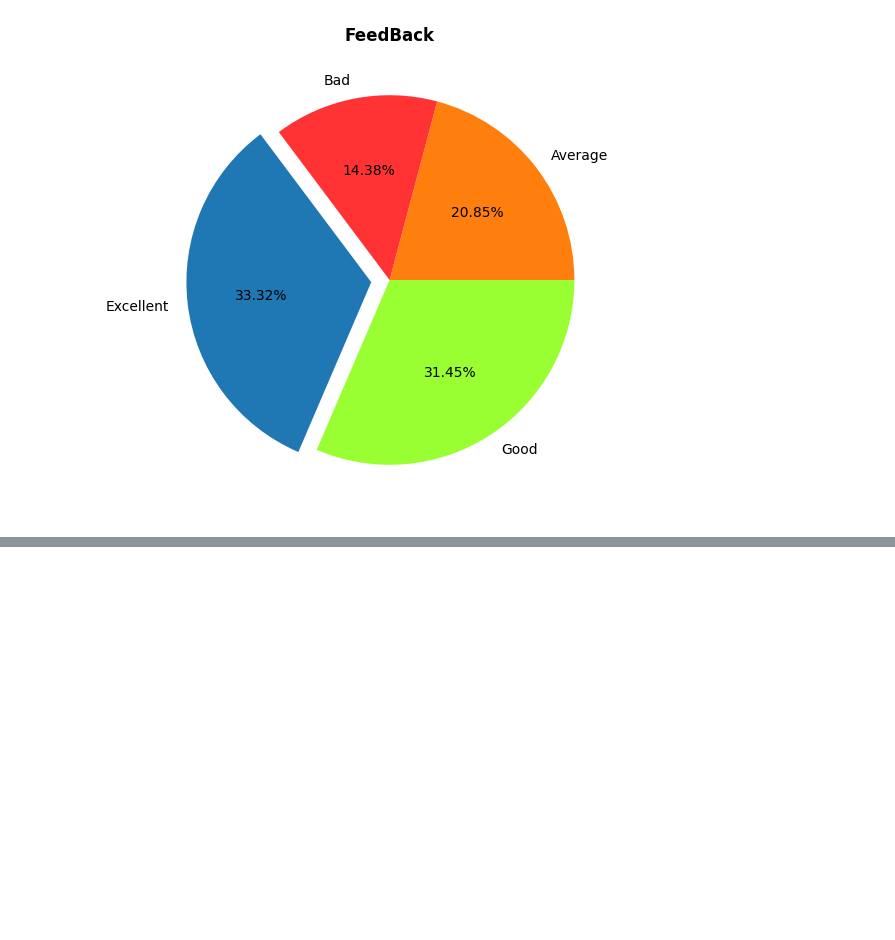
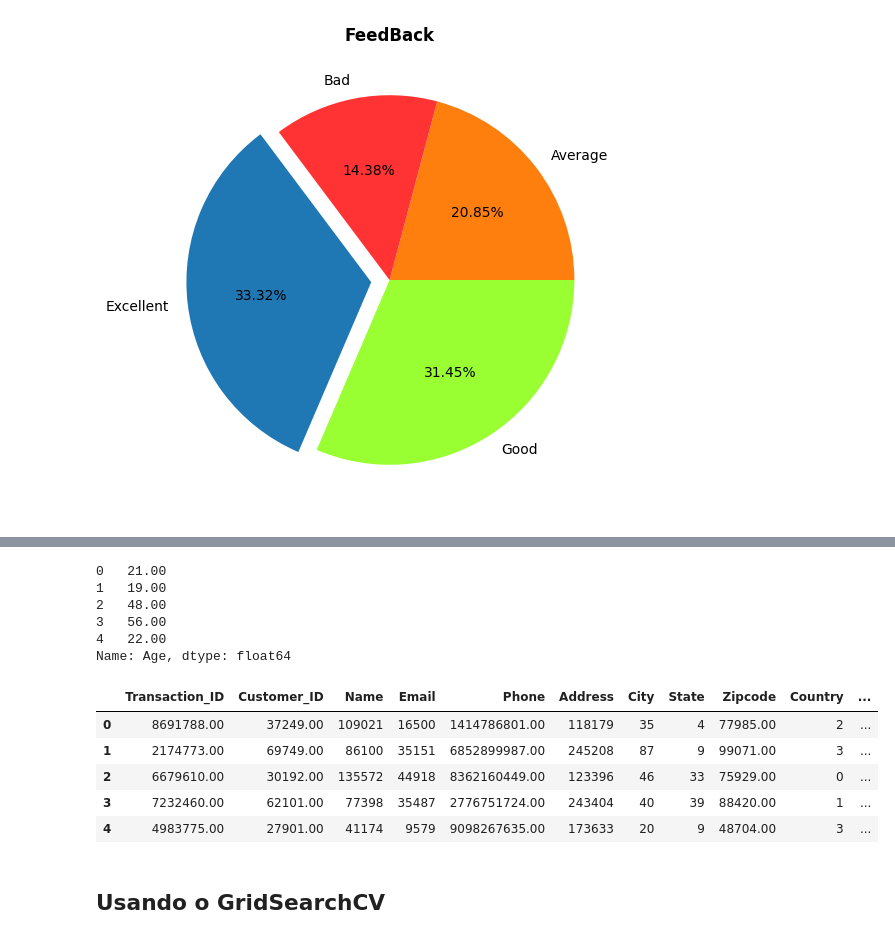
Before and after one commit to menezescarlos/SEGMENTACAO-CLIENTE, a Jupyter notebook: analiseecommerce.ipynb, the cells around one changed output, grey strips where cells are left out. Drawn from its saved outputs; the diff is of its cells as text; code cells hidden in the pictures; blank space fills up the shorter version.

```diff
--- a/analiseecommerce.ipynb
+++ b/analiseecommerce.ipynb
@@ -550,0 +620,28 @@ plt.show()
+# %%
+base['Total_Purchases'] = base['Total_Purchases'].astype(float)
+# %%
+from sklearn.preprocessing import LabelEncoder
+# Cria o encoder
+lb = LabelEncoder()
+
+# Aplica o encoder nas variáveis que estão com string
+base['Name'] = lb.fit_transform(base['Name'])
+base['Email'] = lb.fit_transform(base['Email'])
+base['Address'] = lb.fit_transform(base['Address'])
+base['City'] = lb.fit_transform(base['City'])
+base['State'] = lb.fit_transform(base['State'])
+base['Country'] = lb.fit_transform(base['Country'])
+base['Gender'] = lb.fit_transform(base['Gender'])
+base['Income'] = lb.fit_transform(base['Income'])
+base['Customer_Segment'] = lb.fit_transform(base['Customer_Segment'])
+base['Date'] = lb.fit_transform(base['Date'])
+base['Month'] = lb.fit_transform(base['Month'])
+base['Time'] = lb.fit_transform(base['Time'])
+base['Product_Category'] = lb.fit_transform(base['Product_Category'])
+base['Product_Brand'] = lb.fit_transform(base['Product_Brand'])
+base['Product_Type'] = lb.fit_transform(base['Product_Type'])
+base['Feedback'] = lb.fit_transform(base['Feedback'])
+base['Shipping_Method'] = lb.fit_transform(base['Shipping_Method'])
+base['Payment_Method'] = lb.fit_transform(base['Payment_Method'])
+base['Order_Status'] = lb.fit_transform(base['Order_Status'])
+base['products'] = lb.fit_transform(base['products'])
@@ -550,0 +669,2 @@ plt.show()
+# %%
+base.fillna(0, inplace=True)
@@ -550,0 +674,24 @@ plt.show()
+# %%
+target.head()
+# %% [output]
+0   21.00
+1   19.00
+2   48.00
+3   56.00
+4   22.00
+Name: Age, dtype: float64
+# %%
+# Separando as variaveis preditoras
+
+preditoras = base.copy() #Fazendo uma cópia do dataframe
+
+del preditoras['Feedback'] #Excluindo a variavel target, pois já separamos ela na etapa anterior
+
+preditoras.head()#Visualizando as variaveis preditoras
+# %% [output]
+|  | Transaction_ID | Customer_ID | Name | Email | Phone | Address | City | State | Zipcode | Country | ... |
+| 0 | 8691788.00 | 37249.00 | 109021 | 16500 | 1414786801.00 | 118179 | 35 | 4 | 77985.00 | 2 | ... |
+| 1 | 2174773.00 | 69749.00 | 86100 | 35151 | 6852899987.00 | 245208 | 87 | 9 | 99071.00 | 3 | ... |
+| 2 | 6679610.00 | 30192.00 | 135572 | 44918 | 8362160449.00 | 123396 | 46 | 33 | 75929.00 | 0 | ... |
+| 3 | 7232460.00 | 62101.00 | 77398 | 35487 | 2776751724.00 | 243404 | 40 | 39 | 88420.00 | 1 | ... |
+| 4 | 4983775.00 | 27901.00 | 41174 | 9579 | 9098267635.00 | 173633 | 20 | 9 | 48704.00 | 3 | ... |
@@ -550,0 +709,2 @@ plt.show()
+# %% [markdown]
+## Usando o GridSearchCV
```
Also changed, not shown: parts of 17 cells of this notebook.
